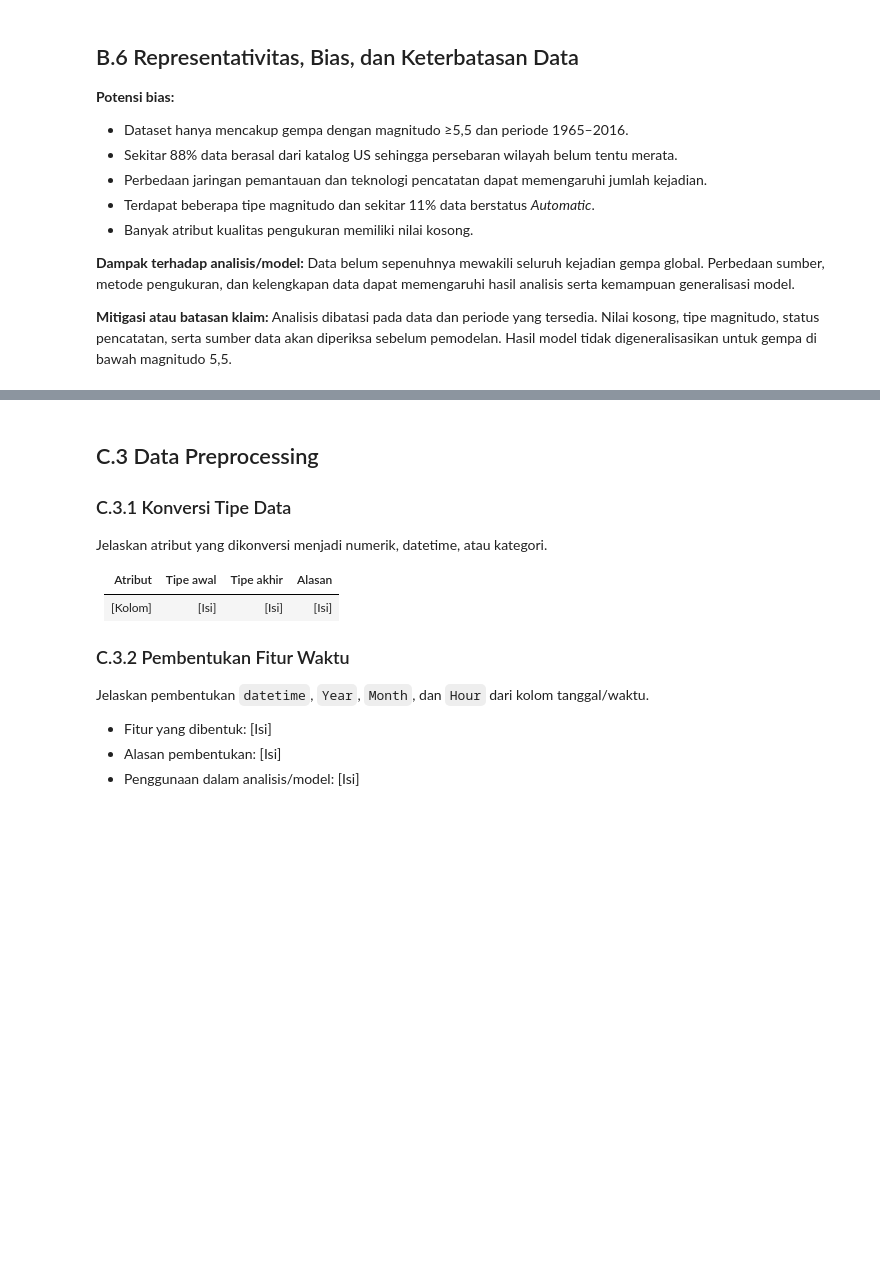
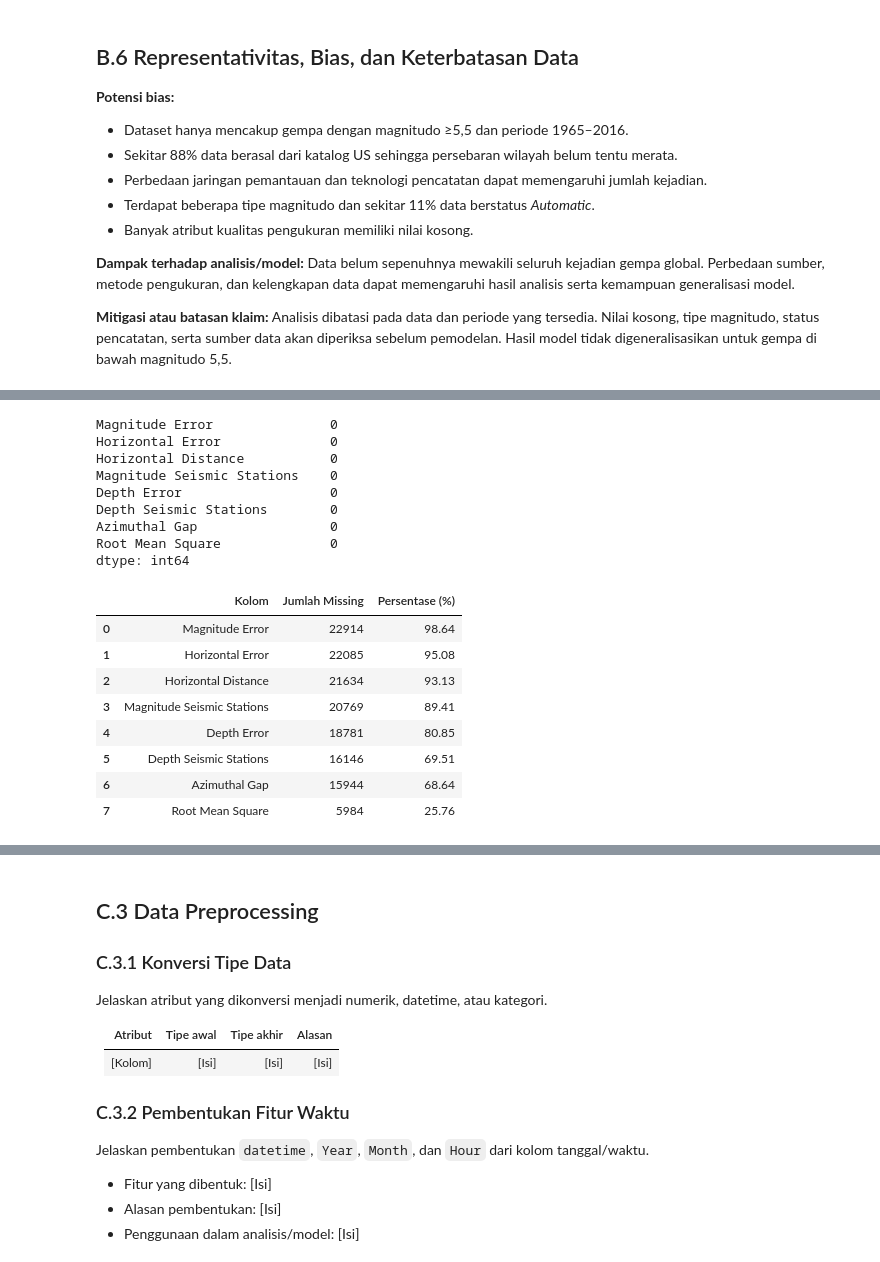
Before and after one commit to Marseng10/Data-Scince_Project, a Jupyter notebook: Analisis Pola dan PrediksiMagnitudoGempaBumi.ipynb, the cells around one changed output, grey strips where cells are left out. Cells and saved outputs as stored; diff of their text form; code cells hidden in the pictures; blank space fills up the shorter version.

Commit message:
data preprosesing part 1

```diff
--- a/Analisis Pola dan PrediksiMagnitudoGempaBumi.ipynb
+++ b/Analisis Pola dan PrediksiMagnitudoGempaBumi.ipynb
@@ -853,0 +908,53 @@ Jelaskan secara khusus perlakuan terhadap nilai Depth negatif dan nilai ekstrem
+# %%
+# C.2.3 Pemeriksaan Missing Values
+
+kolom_missing = [
+    "Magnitude Error",
+    "Horizontal Error",
+    "Horizontal Distance",
+    "Magnitude Seismic Stations",
+    "Depth Error",
+    "Depth Seismic Stations",
+    "Azimuthal Gap",
+    "Root Mean Square"
+]
+
+tabel_missing = pd.DataFrame({
+    "Kolom": kolom_missing,
+    "Jumlah Missing": [
+        data_clean[col].isna().sum() for col in kolom_missing
+    ],
+    "Persentase (%)": [
+        round(data_clean[col].isna().mean() * 100, 2)
+        for col in kolom_missing
+    ]
+})
+
+# C.2.4 Penanganan Missing Values
+
+for col in kolom_missing:
+    data_clean[col] = data_clean[col].fillna(data_clean[col].median())
+
+# Pemeriksaan ulang
+display(data_clean[kolom_missing].isna().sum())
+
+display(tabel_missing)
+# %% [output]
+Magnitude Error               0
+Horizontal Error              0
+Horizontal Distance           0
+Magnitude Seismic Stations    0
+Depth Error                   0
+Depth Seismic Stations        0
+Azimuthal Gap                 0
+Root Mean Square              0
+dtype: int64
+|  | Kolom | Jumlah Missing | Persentase (%) |
+| 0 | Magnitude Error | 22914 | 98.64 |
+| 1 | Horizontal Error | 22085 | 95.08 |
+| 2 | Horizontal Distance | 21634 | 93.13 |
+| 3 | Magnitude Seismic Stations | 20769 | 89.41 |
+| 4 | Depth Error | 18781 | 80.85 |
+| 5 | Depth Seismic Stations | 16146 | 69.51 |
+| 6 | Azimuthal Gap | 15944 | 68.64 |
+| 7 | Root Mean Square | 5984 | 25.76 |
```
Also changed, not shown: parts of 12 cells of this notebook.
